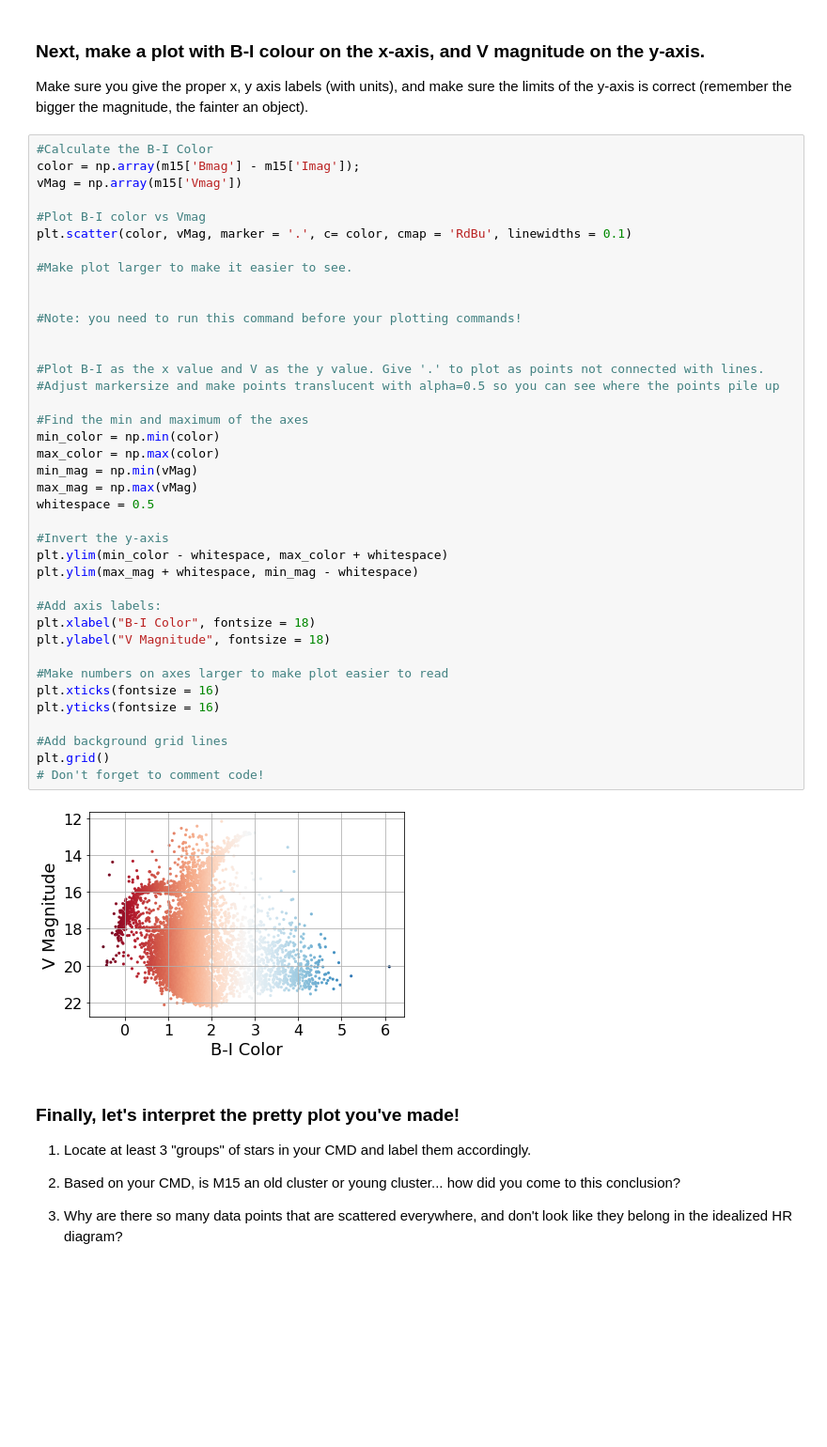
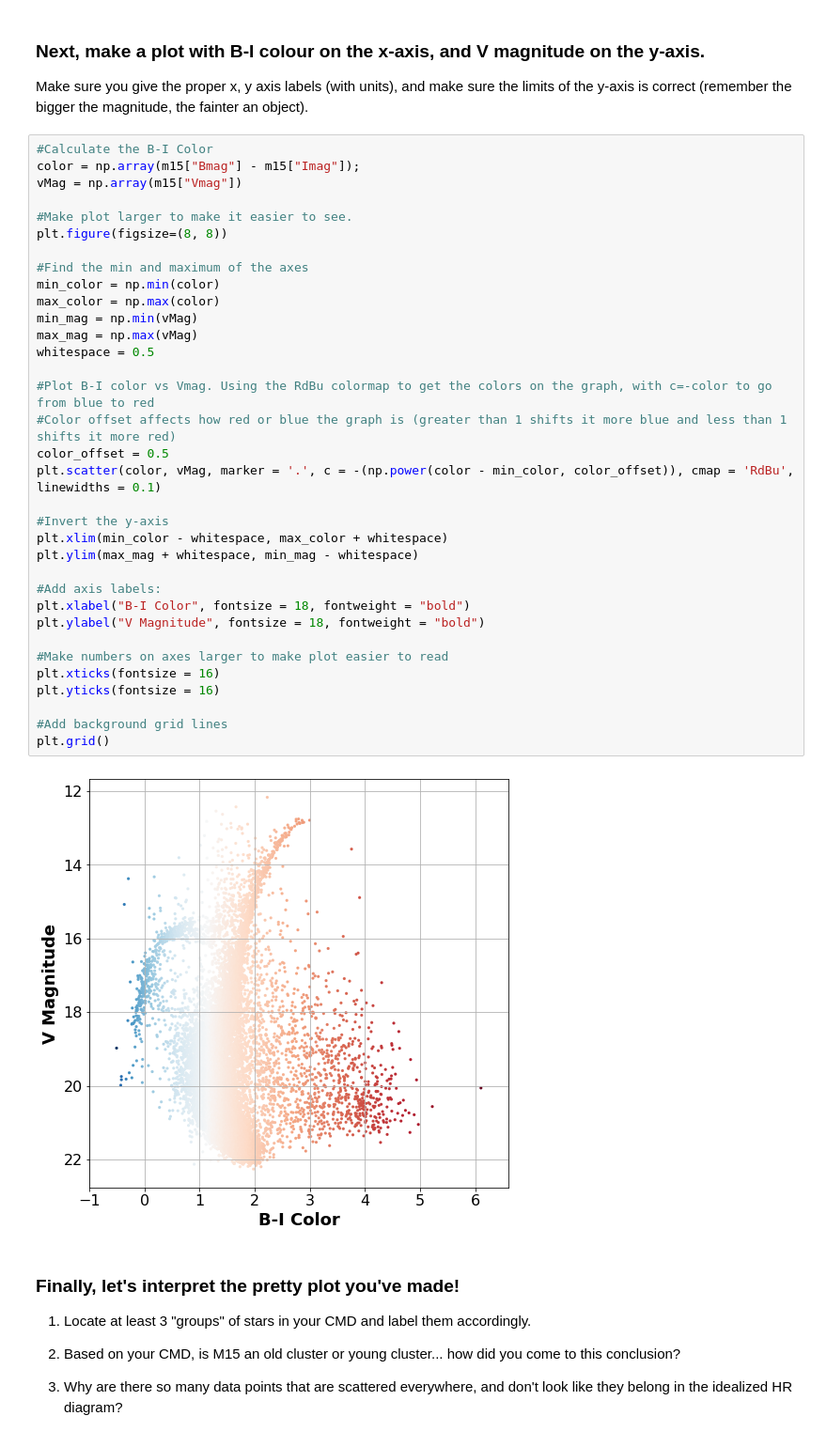
Before and after one commit to mbartlett01/AY3190, a Jupyter notebook: lessons/07-extra_plotting_Bartlett.ipynb, the cells around one changed output. Shown at 94% size. Saved outputs shown, nothing was run; the diff lists cells and outputs as text; blank space fills up the shorter version.

```diff
--- a/lessons/07-extra_plotting_Bartlett.ipynb
+++ b/lessons/07-extra_plotting_Bartlett.ipynb
@@ -79,45 +79,40 @@ Table length=44811
 Make sure you give the proper x, y axis labels (with units), and make sure the limits of the y-axis is correct (remember the bigger the magnitude, the fainter an object).
 # %%
 #Calculate the B-I Color
-color = np.array(m15['Bmag'] - m15['Imag']);
-vMag = np.array(m15['Vmag'])
-
-#Plot B-I color vs Vmag
-plt.scatter(color, vMag, marker = '.', c= color, cmap = 'RdBu', linewidths = 0.1)
+color = np.array(m15["Bmag"] - m15["Imag"]);
+vMag = np.array(m15["Vmag"])
 
 #Make plot larger to make it easier to see.
-
-
-#Note: you need to run this command before your plotting commands!
-
-
-#Plot B-I as the x value and V as the y value. Give '.' to plot as points not connected with lines.
-#Adjust markersize and make points translucent with alpha=0.5 so you can see where the points pile up
+plt.figure(figsize=(8, 8))
 
 #Find the min and maximum of the axes
 min_color = np.min(color)
 max_color = np.max(color)
 min_mag = np.min(vMag)
 max_mag = np.max(vMag)
 whitespace = 0.5
 
+#Plot B-I color vs Vmag. Using the RdBu colormap to get the colors on the graph, with c=-color to go from blue to red
+#Color offset affects how red or blue the graph is (greater than 1 shifts it more blue and less than 1 shifts it more red)
+color_offset = 0.5
+plt.scatter(color, vMag, marker = '.', c = -(np.power(color - min_color, color_offset)), cmap = 'RdBu', linewidths = 0.1)
+
 #Invert the y-axis
-plt.ylim(min_color - whitespace, max_color + whitespace)
+plt.xlim(min_color - whitespace, max_color + whitespace)
 plt.ylim(max_mag + whitespace, min_mag - whitespace)
 
 #Add axis labels:
-plt.xlabel("B-I Color", fontsize = 18)
-plt.ylabel("V Magnitude", fontsize = 18)
+plt.xlabel("B-I Color", fontsize = 18, fontweight = "bold")
+plt.ylabel("V Magnitude", fontsize = 18, fontweight = "bold")
 
 #Make numbers on axes larger to make plot easier to read
 plt.xticks(fontsize = 16)
 plt.yticks(fontsize = 16)
 
 #Add background grid lines
 plt.grid()
-# Don't forget to comment code!
 # %% [output]
-[figure, old version]
+[figure, new version]
 # %% [markdown]
 ### Finally, let's interpret the pretty plot you've made! ###
 
```
Also changed, not shown: parts of 4 cells of this notebook.
